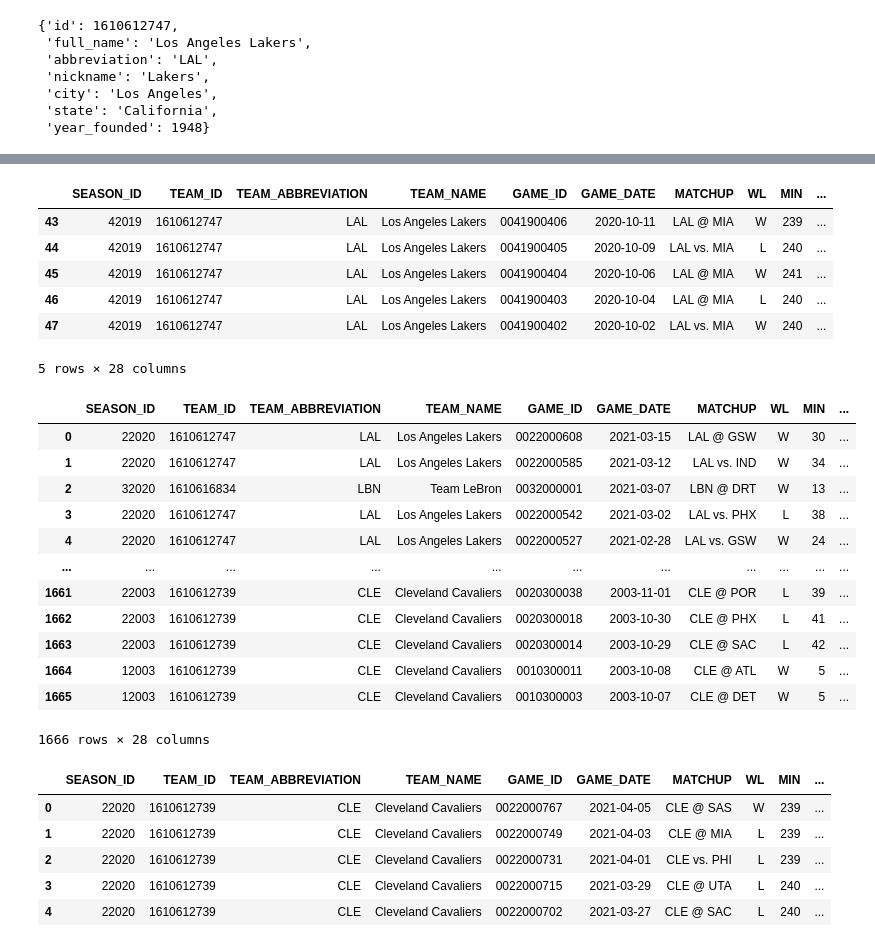
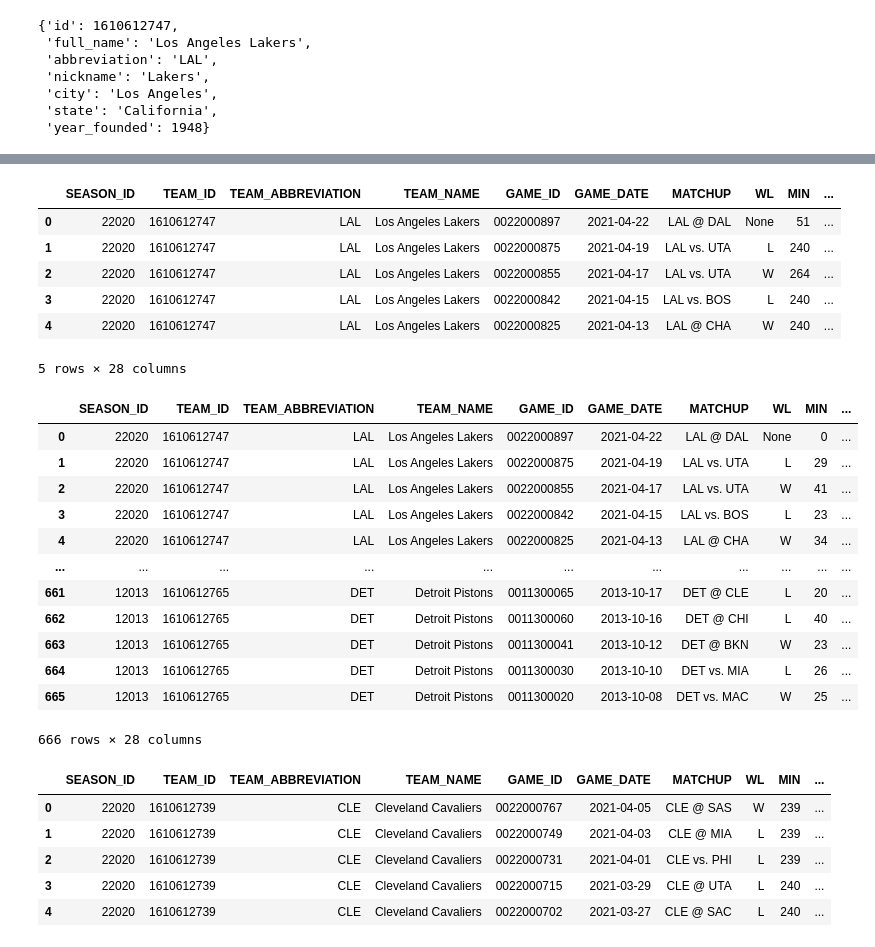
Before and after one commit to mikez33/nba_ml, a Jupyter notebook: NBA Test.ipynb, the cells around one changed output, grey strips where cells are left out. Saved outputs shown, nothing was run; the diff lists cells and outputs as text; code cells hidden in the pictures.

```diff
--- a/NBA Test.ipynb
+++ b/NBA Test.ipynb
@@ -37,32 +45,33 @@ games.head()
 5 rows × 28 columns
 # %%
 # Subset the games to when the last 4 digits of SEASON_ID were 2019.
-games_1920 = games[games.SEASON_ID.str[-4:] == '2019']
+fil = games.SEASON_ID.str[-4:] == '2019'
+games_1920 = games
 games_1920.head()
 # %% [output]
 |  | SEASON_ID | TEAM_ID | TEAM_ABBREVIATION | TEAM_NAME | GAME_ID | GAME_DATE | MATCHUP | WL | MIN | ... |
-| 43 | 42019 | 1610612747 | LAL | Los Angeles Lakers | 0041900406 | 2020-10-11 | LAL @ MIA | W | 239 | ... |
-| 44 | 42019 | 1610612747 | LAL | Los Angeles Lakers | 0041900405 | 2020-10-09 | LAL vs. MIA | L | 240 | ... |
-| 45 | 42019 | 1610612747 | LAL | Los Angeles Lakers | 0041900404 | 2020-10-06 | LAL @ MIA | W | 241 | ... |
-| 46 | 42019 | 1610612747 | LAL | Los Angeles Lakers | 0041900403 | 2020-10-04 | LAL @ MIA | L | 240 | ... |
-| 47 | 42019 | 1610612747 | LAL | Los Angeles Lakers | 0041900402 | 2020-10-02 | LAL vs. MIA | W | 240 | ... |
+| 0 | 22020 | 1610612747 | LAL | Los Angeles Lakers | 0022000897 | 2021-04-22 | LAL @ DAL | None | 51 | ... |
+| 1 | 22020 | 1610612747 | LAL | Los Angeles Lakers | 0022000875 | 2021-04-19 | LAL vs. UTA | L | 240 | ... |
+| 2 | 22020 | 1610612747 | LAL | Los Angeles Lakers | 0022000855 | 2021-04-17 | LAL vs. UTA | W | 264 | ... |
+| 3 | 22020 | 1610612747 | LAL | Los Angeles Lakers | 0022000842 | 2021-04-15 | LAL vs. BOS | L | 240 | ... |
+| 4 | 22020 | 1610612747 | LAL | Los Angeles Lakers | 0022000825 | 2021-04-13 | LAL @ CHA | W | 240 | ... |
 5 rows × 28 columns
 # %%
-playergame = leaguegamefinder.LeagueGameFinder(player_id_nullable='2544')
+playergame = leaguegamefinder.LeagueGameFinder(player_id_nullable='203484')
 playergame = playergame.get_data_frames()[0]
 playergame
 # %% [output]
 |  | SEASON_ID | TEAM_ID | TEAM_ABBREVIATION | TEAM_NAME | GAME_ID | GAME_DATE | MATCHUP | WL | MIN | ... |
-| 0 | 22020 | 1610612747 | LAL | Los Angeles Lakers | 0022000608 | 2021-03-15 | LAL @ GSW | W | 30 | ... |
-| 1 | 22020 | 1610612747 | LAL | Los Angeles Lakers | 0022000585 | 2021-03-12 | LAL vs. IND | W | 34 | ... |
-| 2 | 32020 | 1610616834 | LBN | Team LeBron | 0032000001 | 2021-03-07 | LBN @ DRT | W | 13 | ... |
-| 3 | 22020 | 1610612747 | LAL | Los Angeles Lakers | 0022000542 | 2021-03-02 | LAL vs. PHX | L | 38 | ... |
-| 4 | 22020 | 1610612747 | LAL | Los Angeles Lakers | 0022000527 | 2021-02-28 | LAL vs. GSW | W | 24 | ... |
+| 0 | 22020 | 1610612747 | LAL | Los Angeles Lakers | 0022000897 | 2021-04-22 | LAL @ DAL | None | 0 | ... |
+| 1 | 22020 | 1610612747 | LAL | Los Angeles Lakers | 0022000875 | 2021-04-19 | LAL vs. UTA | L | 29 | ... |
+| 2 | 22020 | 1610612747 | LAL | Los Angeles Lakers | 0022000855 | 2021-04-17 | LAL vs. UTA | W | 41 | ... |
+| 3 | 22020 | 1610612747 | LAL | Los Angeles Lakers | 0022000842 | 2021-04-15 | LAL vs. BOS | L | 23 | ... |
+| 4 | 22020 | 1610612747 | LAL | Los Angeles Lakers | 0022000825 | 2021-04-13 | LAL @ CHA | W | 34 | ... |
 | ... | ... | ... | ... | ... | ... | ... | ... | ... | ... | ... |
-| 1661 | 22003 | 1610612739 | CLE | Cleveland Cavaliers | 0020300038 | 2003-11-01 | CLE @ POR | L | 39 | ... |
-| 1662 | 22003 | 1610612739 | CLE | Cleveland Cavaliers | 0020300018 | 2003-10-30 | CLE @ PHX | L | 41 | ... |
-| 1663 | 22003 | 1610612739 | CLE | Cleveland Cavaliers | 0020300014 | 2003-10-29 | CLE @ SAC | L | 42 | ... |
-| 1664 | 12003 | 1610612739 | CLE | Cleveland Cavaliers | 0010300011 | 2003-10-08 | CLE @ ATL | W | 5 | ... |
-| 1665 | 12003 | 1610612739 | CLE | Cleveland Cavaliers | 0010300003 | 2003-10-07 | CLE @ DET | W | 5 | ... |
+| 661 | 12013 | 1610612765 | DET | Detroit Pistons | 0011300065 | 2013-10-17 | DET @ CLE | L | 20 | ... |
+| 662 | 12013 | 1610612765 | DET | Detroit Pistons | 0011300060 | 2013-10-16 | DET @ CHI | L | 40 | ... |
+| 663 | 12013 | 1610612765 | DET | Detroit Pistons | 0011300041 | 2013-10-12 | DET @ BKN | W | 23 | ... |
+| 664 | 12013 | 1610612765 | DET | Detroit Pistons | 0011300030 | 2013-10-10 | DET vs. MIA | L | 26 | ... |
+| 665 | 12013 | 1610612765 | DET | Detroit Pistons | 0011300020 | 2013-10-08 | DET vs. MAC | W | 25 | ... |
-1666 rows × 28 columns
+666 rows × 28 columns
 # %%
```
Also changed, not shown: parts of 5 cells of this notebook, 6 other files.
